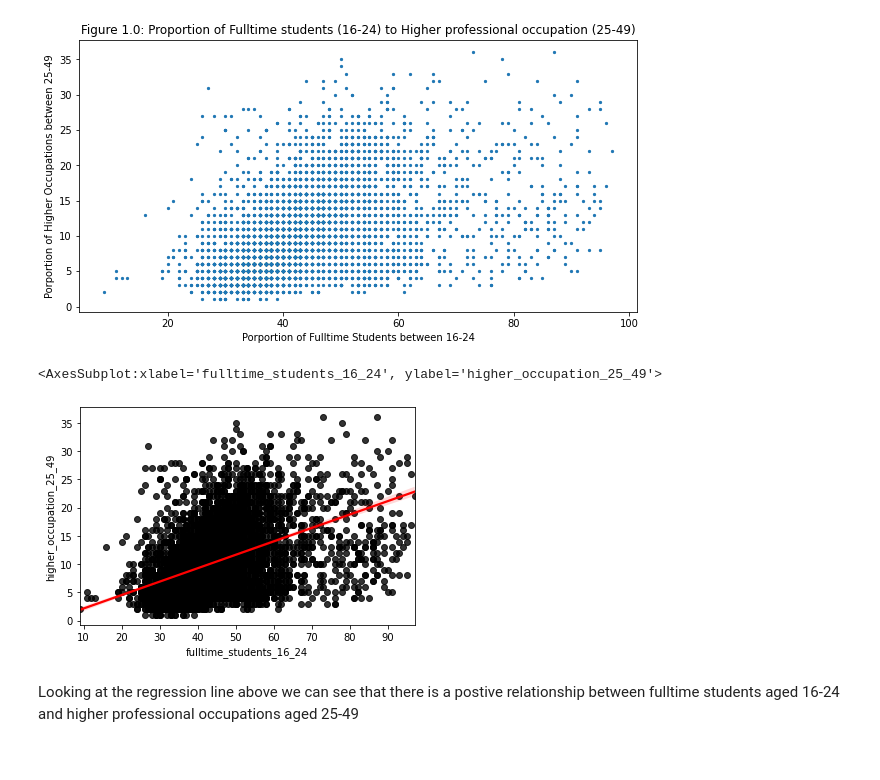
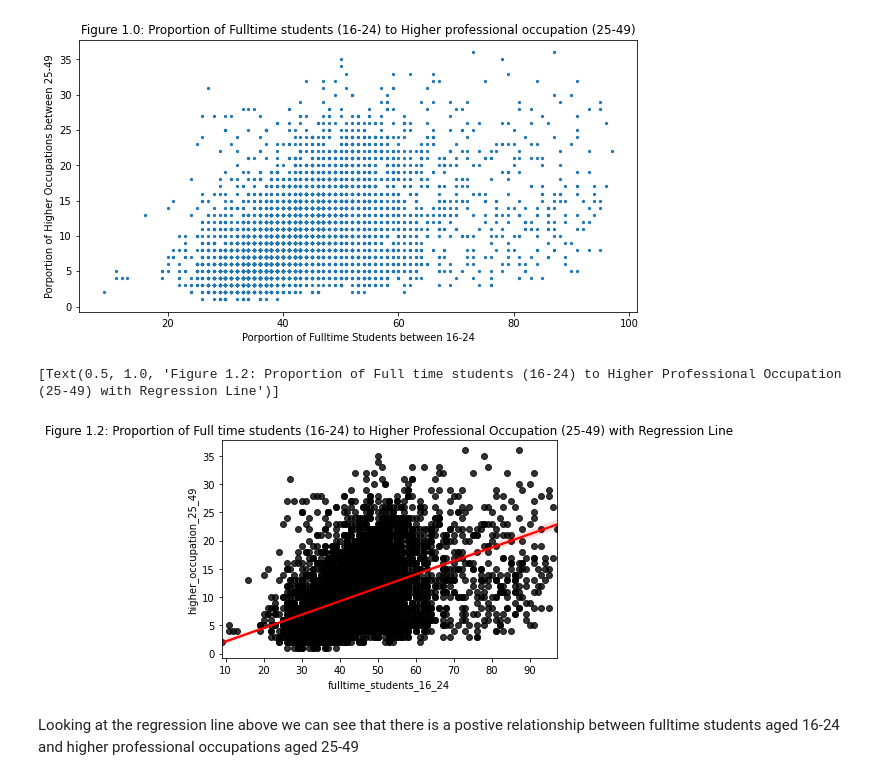
Before and after one commit to HamedPour/TM351_EMA, a Jupyter notebook: EMA_nootbook.ipynb, the cells around one changed output. Cells and saved outputs as stored; diff of their text form; code cells hidden in the pictures.

```diff
--- a/EMA_nootbook.ipynb
+++ b/EMA_nootbook.ipynb
@@ -289,10 +289,10 @@ px = proportions_df.plot.scatter(x="fulltime_students_16_24", y = "higher_occupa
 # Lets bring in a package that can do regressions easily
 import seaborn as sns
 # %%
-sns.regplot(proportions_df["fulltime_students_16_24"], proportions_df["higher_occupation_25_49"], scatter_kws={"color": "black"}, line_kws={"color": "red"})
+sns.regplot(proportions_df["fulltime_students_16_24"], proportions_df["higher_occupation_25_49"], scatter_kws={"color": "black"}, line_kws={"color": "red"}).set(title="Figure 1.2: Proportion of Full time students (16-24) to Higher Professional Occupation (25-49) with Regression Line")
 # %% [output]
-<AxesSubplot:xlabel='fulltime_students_16_24', ylabel='higher_occupation_25_49'>
+[Text(0.5, 1.0, 'Figure 1.2: Proportion of Full time students (16-24) to Higher Professional Occupation (25-49) with Regression Line')]
-[figure, old version]
+[figure, new version]
 # %% [markdown]
 Looking at the regression line above we can see that there is a postive relationship between fulltime students aged 16-24 and higher professional occupations aged 25-49
 # %%
```
Also changed, not shown: parts of 1 cell of this notebook, 1 other file.
